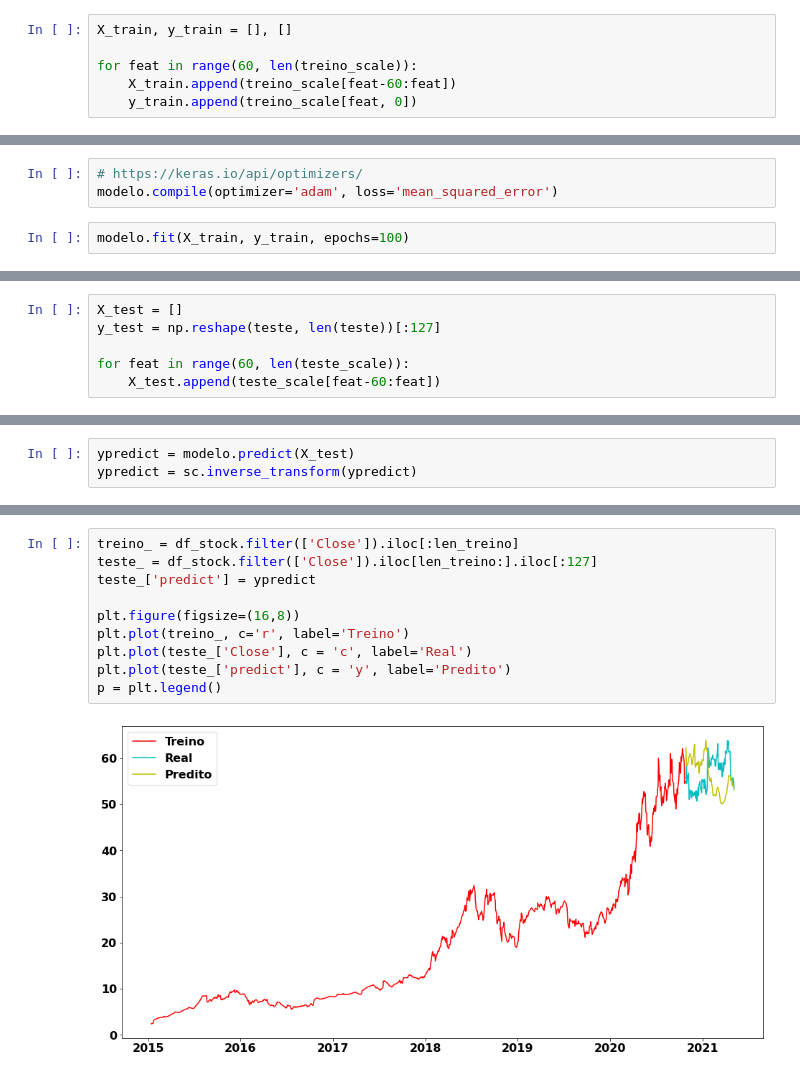
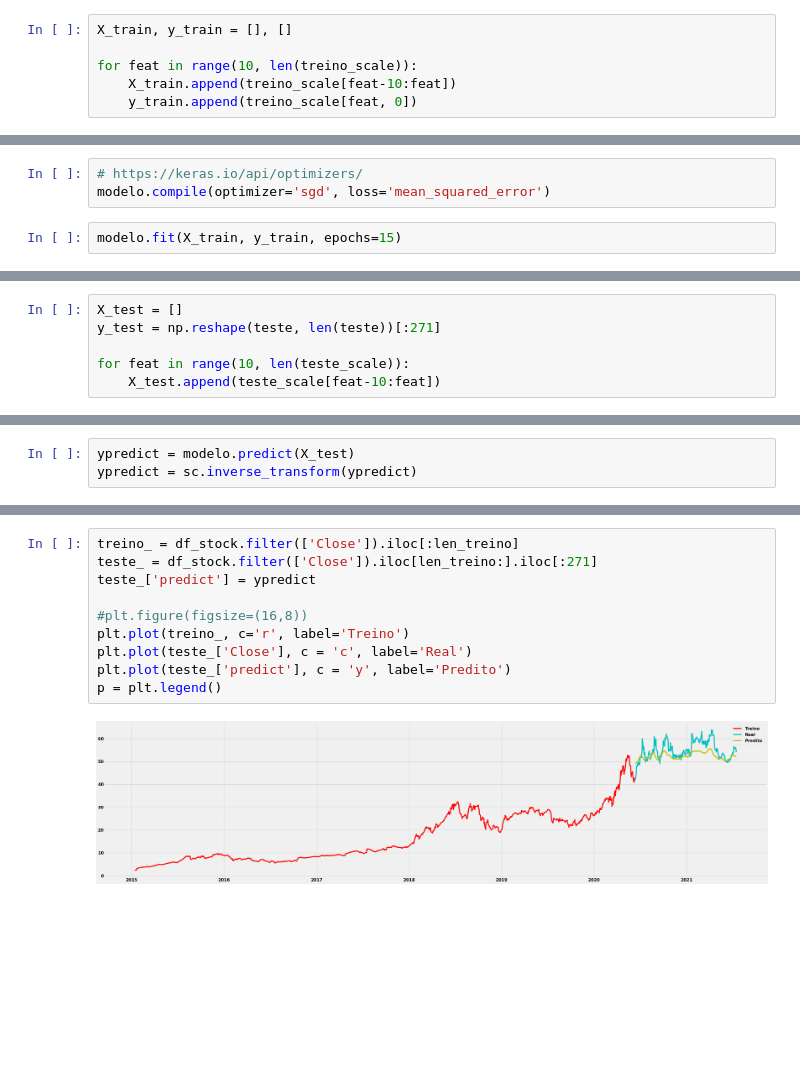
Before and after one commit to lhndsp/Quant-basics, a Jupyter notebook: quant-basics.ipynb, the cells around one changed output, grey strips where cells are left out. Saved outputs shown, nothing was run; the diff lists cells and outputs as text; blank space fills up the shorter version.

```diff
--- a/quant-basics.ipynb
+++ b/quant-basics.ipynb
@@ -770,8 +764,8 @@ g = ax[1, 1].legend()
 # %%
 X_train, y_train = [], []
 
-for feat in range(60, len(treino_scale)):
-    X_train.append(treino_scale[feat-60:feat])
+for feat in range(10, len(treino_scale)):
+    X_train.append(treino_scale[feat-10:feat])
     y_train.append(treino_scale[feat, 0])
 # %%
 X_train, y_train = np.array(X_train), np.array(y_train)
@@ -789,7 +783,7 @@ modelo.add(Dense(25))
 modelo.add(Dense(1))
 # %%
 # https://keras.io/api/optimizers/
-modelo.compile(optimizer='adam', loss='mean_squared_error')
+modelo.compile(optimizer='sgd', loss='mean_squared_error')
 # %%
-modelo.fit(X_train, y_train, epochs=100)
+modelo.fit(X_train, y_train, epochs=15)
 # %% [output]
@@ -813,10 +807,10 @@ Epoch 100/100
 <keras.callbacks.History at 0x...>
 # %%
 X_test = []
-y_test = np.reshape(teste, len(teste))[:127]
+y_test = np.reshape(teste, len(teste))[:271]
 
-for feat in range(60, len(teste_scale)):
-    X_test.append(teste_scale[feat-60:feat])
+for feat in range(10, len(teste_scale)):
+    X_test.append(teste_scale[feat-10:feat])
 # %%
 X_test, y_test = np.array(X_test), np.array(y_test)
 # %%
@@ -833,12 +827,12 @@ rmse(ypredict, y_test)
 # %%
 treino_ = df_stock.filter(['Close']).iloc[:len_treino]
-teste_ = df_stock.filter(['Close']).iloc[len_treino:].iloc[:127]
+teste_ = df_stock.filter(['Close']).iloc[len_treino:].iloc[:271]
 teste_['predict'] = ypredict
 
-plt.figure(figsize=(16,8))
+#plt.figure(figsize=(16,8))
 plt.plot(treino_, c='r', label='Treino')
 plt.plot(teste_['Close'], c = 'c', label='Real')
 plt.plot(teste_['predict'], c = 'y', label='Predito')
 p = plt.legend()
 # %% [output]
-[figure, old version]
+[figure, new version]
```
Also changed, not shown: parts of 28 cells of this notebook.
